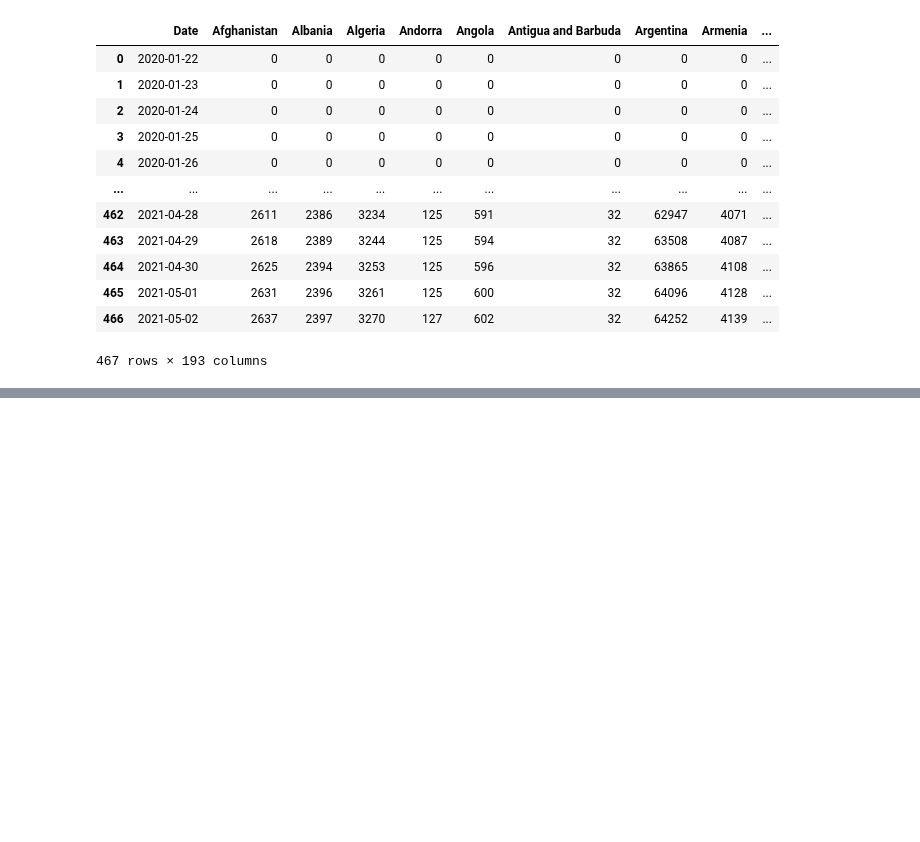
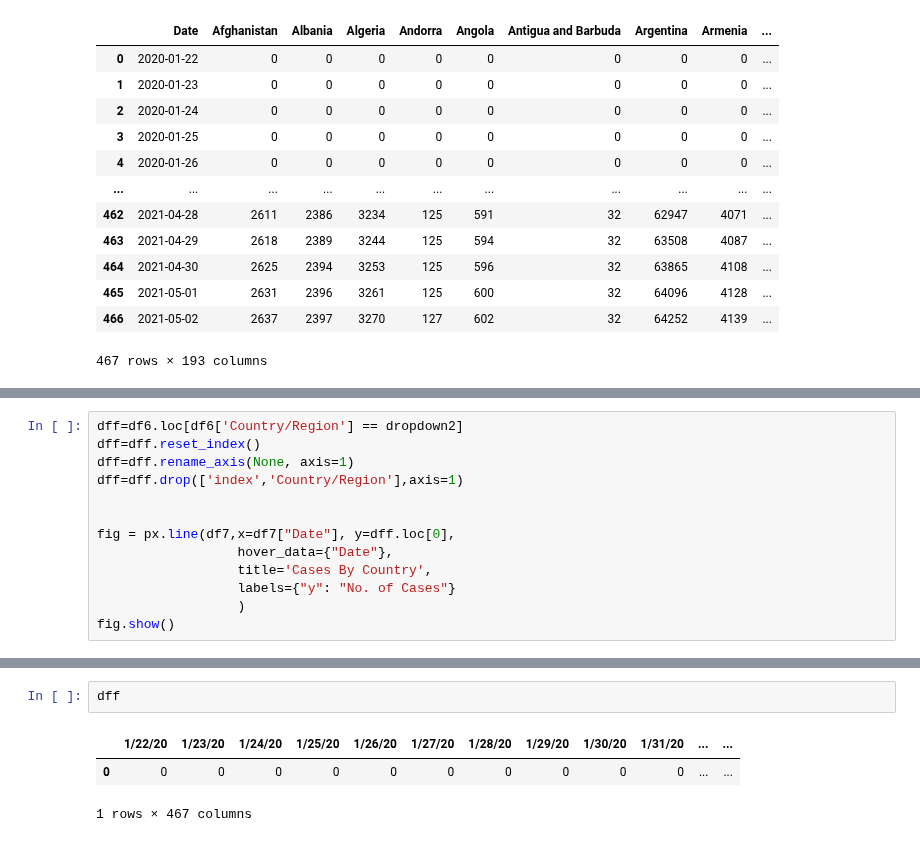
Before and after one commit to iannjari/covid-19-cases-and-mortality-forecaster, a Jupyter notebook: Data Preview.ipynb, the cells around one changed output, grey strips where cells are left out. Cells and saved outputs as stored; diff of their text form; blank space fills up the shorter version.

```diff
--- a/Data Preview.ipynb
+++ b/Data Preview.ipynb
@@ -689,0 +726,13 @@ fig.show()
+# %%
+dff=df6.loc[df6['Country/Region'] == dropdown2]
+dff=dff.reset_index()
+dff=dff.rename_axis(None, axis=1)
+dff=dff.drop(['index','Country/Region'],axis=1)
+
+
+fig = px.line(df7,x=df7["Date"], y=dff.loc[0],
+                  hover_data={"Date"},
+                  title='Cases By Country',
+                  labels={"y": "No. of Cases"}
+                  )
+fig.show()
@@ -689,0 +741,6 @@ fig.show()
+# %%
+dff
+# %% [output]
+|  | 1/22/20 | 1/23/20 | 1/24/20 | 1/25/20 | 1/26/20 | 1/27/20 | 1/28/20 | 1/29/20 | 1/30/20 | 1/31/20 | ... | ... |
+| 0 | 0 | 0 | 0 | 0 | 0 | 0 | 0 | 0 | 0 | 0 | ... | ... |
+1 rows × 467 columns
```
Also changed, not shown: parts of 5 cells of this notebook.
